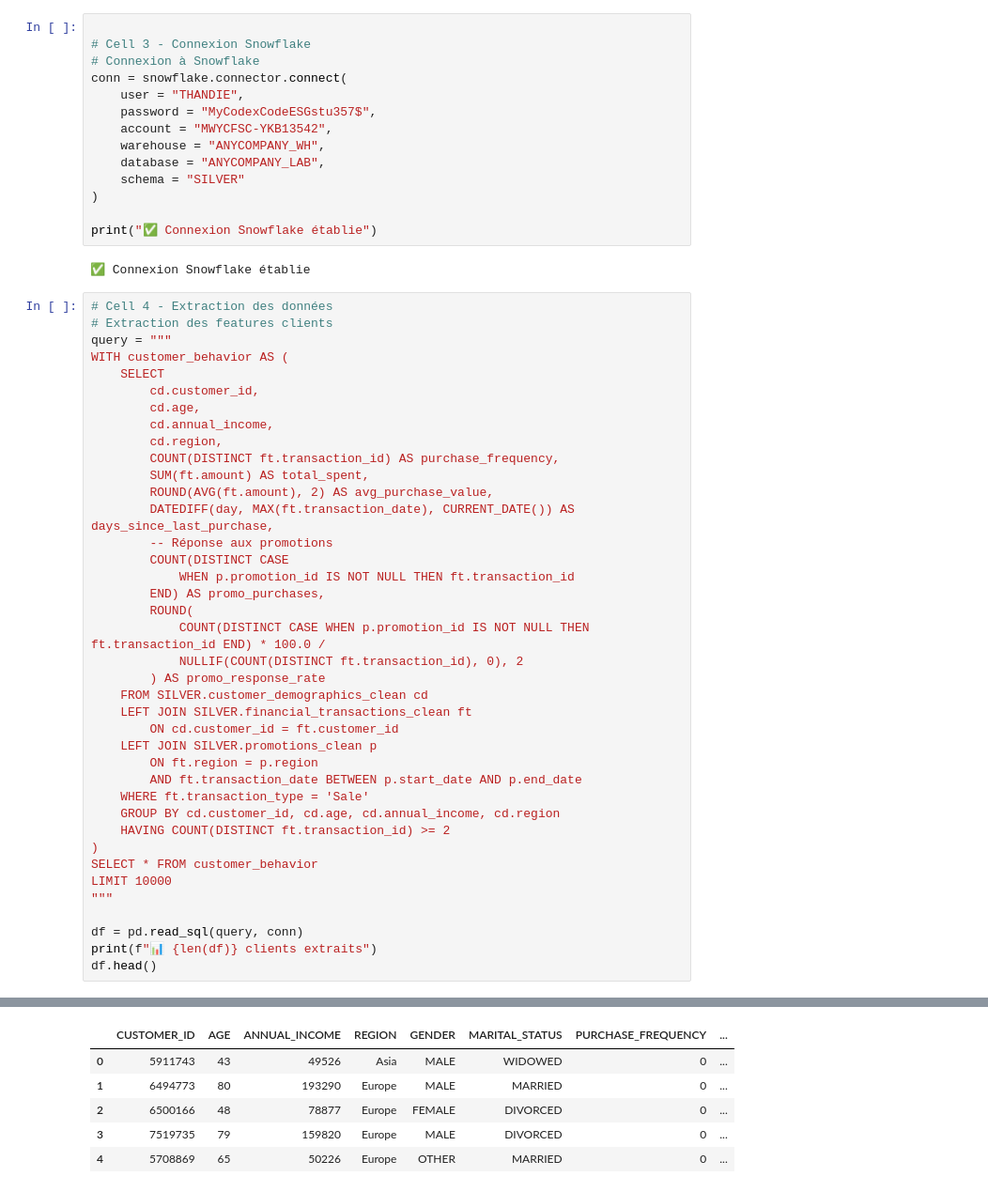
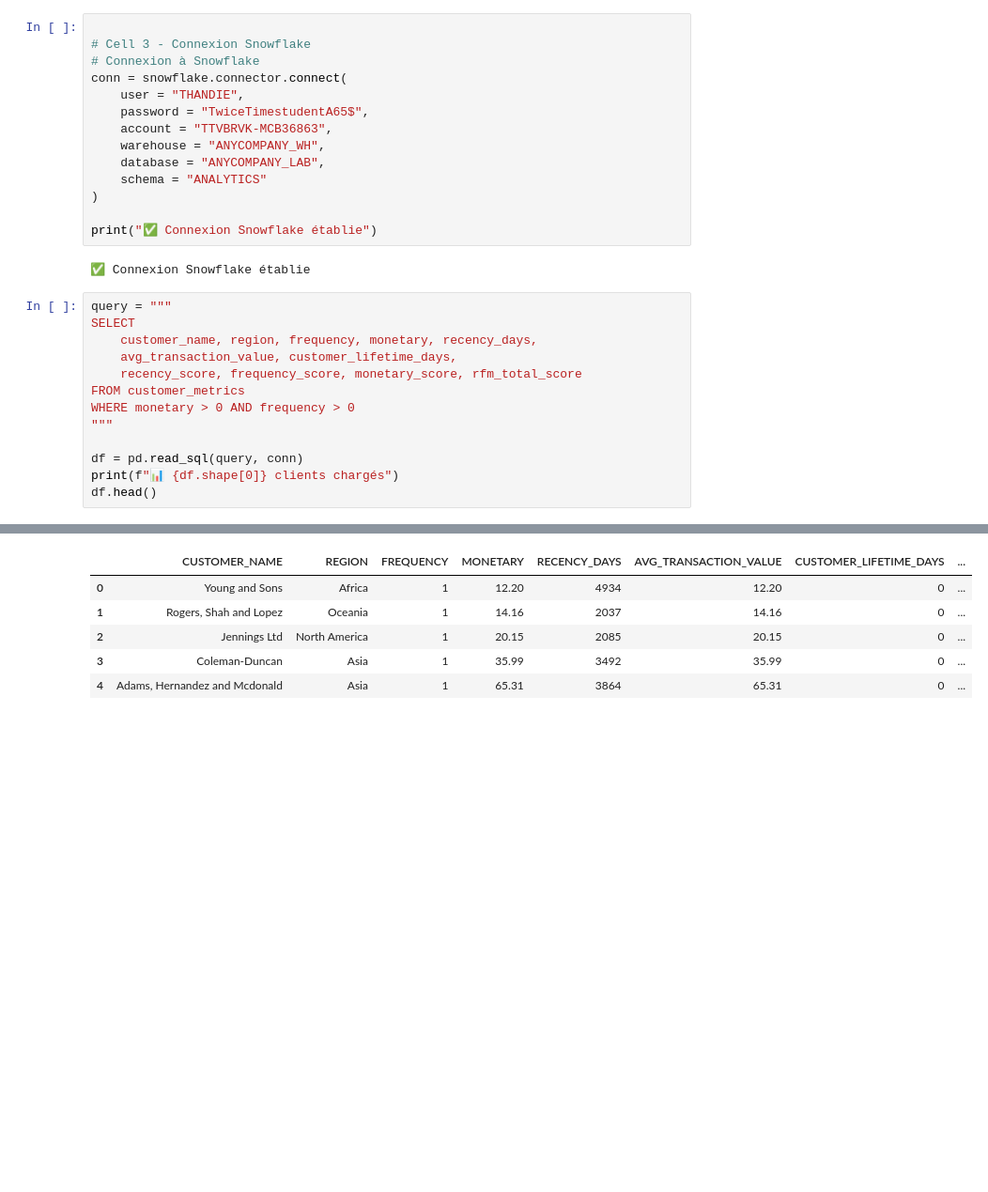
Before and after one commit to magueyefall1306/Workshop, a Jupyter notebook: ml/customer_segmentation.ipynb, the cells around one changed output, grey strips where cells are left out. Shown at 94% size. Drawn from its saved outputs; the diff is of its cells as text; blank space fills up the shorter version.

```diff
--- a/ml/customer_segmentation.ipynb
+++ b/ml/customer_segmentation.ipynb
@@ -37,53 +38,27 @@ print("✅ Bibliothèques importées avec succès")
 # Connexion à Snowflake
 conn = snowflake.connector.connect(
     user = "THANDIE",
-    password = "MyCodexCodeESGstu357$",
-    account = "MWYCFSC-YKB13542",
+    password = "TwiceTimestudentA65$",
+    account = "TTVBRVK-MCB36863",
     warehouse = "ANYCOMPANY_WH",
     database = "ANYCOMPANY_LAB",
-    schema = "SILVER"
+    schema = "ANALYTICS"
 )
 
 print("✅ Connexion Snowflake établie")
 # %% [output]
 ✅ Connexion Snowflake établie
 # %%
-# Cell 4 - Extraction des données
-# Extraction des features clients
 query = """
-WITH customer_behavior AS (
-    SELECT
-        cd.customer_id,
-        cd.age,
-        cd.annual_income,
-        cd.region,
-        COUNT(DISTINCT ft.transaction_id) AS purchase_frequency,
-        SUM(ft.amount) AS total_spent,
-        ROUND(AVG(ft.amount), 2) AS avg_purchase_value,
-        DATEDIFF(day, MAX(ft.transaction_date), CURRENT_DATE()) AS days_since_last_purchase,
-        -- Réponse aux promotions
-        COUNT(DISTINCT CASE
-            WHEN p.promotion_id IS NOT NULL THEN ft.transaction_id
-        END) AS promo_purchases,
-        ROUND(
-            COUNT(DISTINCT CASE WHEN p.promotion_id IS NOT NULL THEN ft.transaction_id END) * 100.0 /
-            NULLIF(COUNT(DISTINCT ft.transaction_id), 0), 2
-        ) AS promo_response_rate
-    FROM SILVER.customer_demographics_clean cd
-    LEFT JOIN SILVER.financial_transactions_clean ft
-        ON cd.customer_id = ft.customer_id
-    LEFT JOIN SILVER.promotions_clean p
-        ON ft.region = p.region
-        AND ft.transaction_date BETWEEN p.start_date AND p.end_date
-    WHERE ft.transaction_type = 'Sale'
-    GROUP BY cd.customer_id, cd.age, cd.annual_income, cd.region
-    HAVING COUNT(DISTINCT ft.transaction_id) >= 2
-)
-SELECT * FROM customer_behavior
-LIMIT 10000
+SELECT
+    customer_name, region, frequency, monetary, recency_days,
+    avg_transaction_value, customer_lifetime_days,
+    recency_score, frequency_score, monetary_score, rfm_total_score
+FROM customer_metrics
+WHERE monetary > 0 AND frequency > 0
 """
 
 df = pd.read_sql(query, conn)
-print(f"📊 {len(df)} clients extraits")
+print(f"📊 {df.shape[0]} clients chargés")
 df.head()
 # %% [output]
@@ -92,7 +66,7 @@ df.head()
-|  | CUSTOMER_ID | AGE | ANNUAL_INCOME | REGION | GENDER | MARITAL_STATUS | PURCHASE_FREQUENCY | ... |
-| 0 | 5911743 | 43 | 49526 | Asia | MALE | WIDOWED | 0 | ... |
-| 1 | 6494773 | 80 | 193290 | Europe | MALE | MARRIED | 0 | ... |
-| 2 | 6500166 | 48 | 78877 | Europe | FEMALE | DIVORCED | 0 | ... |
-| 3 | 7519735 | 79 | 159820 | Europe | MALE | DIVORCED | 0 | ... |
-| 4 | 5708869 | 65 | 50226 | Europe | OTHER | MARRIED | 0 | ... |
+|  | CUSTOMER_NAME | REGION | FREQUENCY | MONETARY | RECENCY_DAYS | AVG_TRANSACTION_VALUE | CUSTOMER_LIFETIME_DAYS | ... |
+| 0 | Young and Sons | Africa | 1 | 12.20 | 4934 | 12.20 | 0 | ... |
+| 1 | Rogers, Shah and Lopez | Oceania | 1 | 14.16 | 2037 | 14.16 | 0 | ... |
+| 2 | Jennings Ltd | North America | 1 | 20.15 | 2085 | 20.15 | 0 | ... |
+| 3 | Coleman-Duncan | Asia | 1 | 35.99 | 3492 | 35.99 | 0 | ... |
+| 4 | Adams, Hernandez and Mcdonald | Asia | 1 | 65.31 | 3864 | 65.31 | 0 | ... |
 # %%
```
Also changed, not shown: parts of 15 cells of this notebook, 10 other files.
